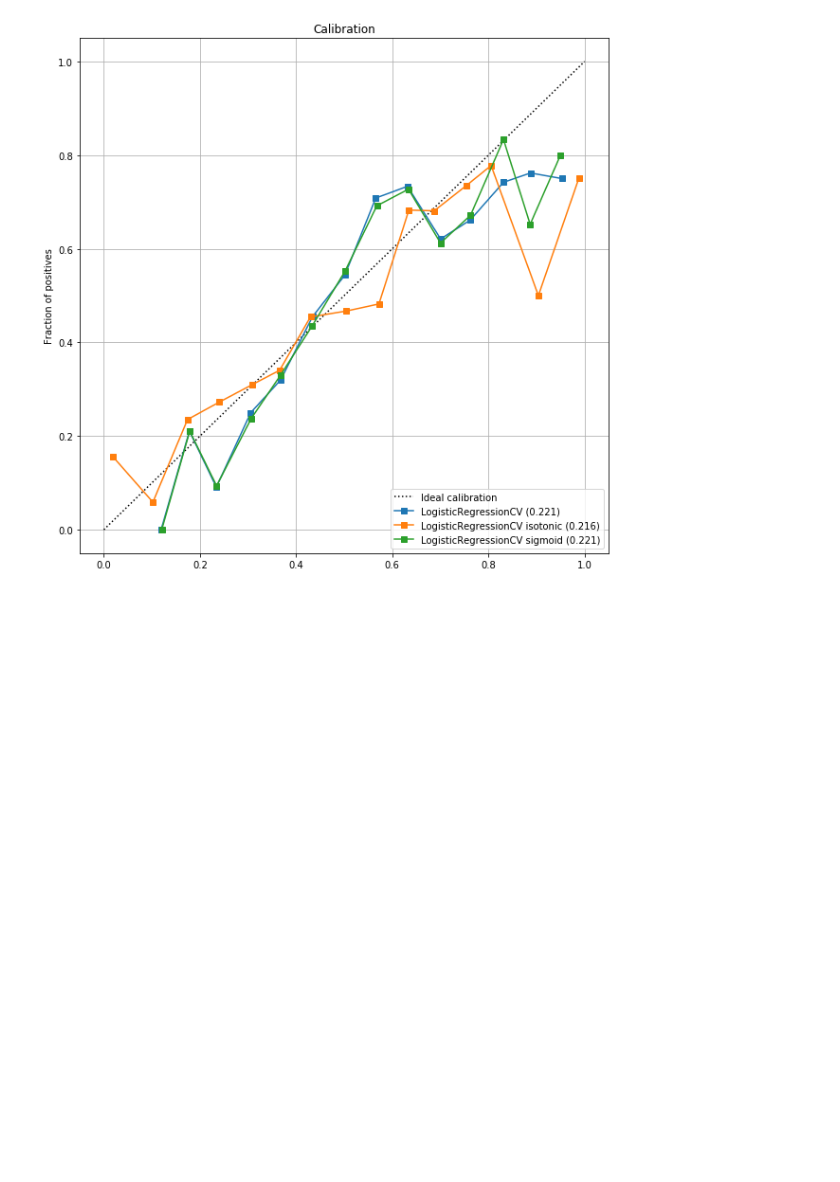
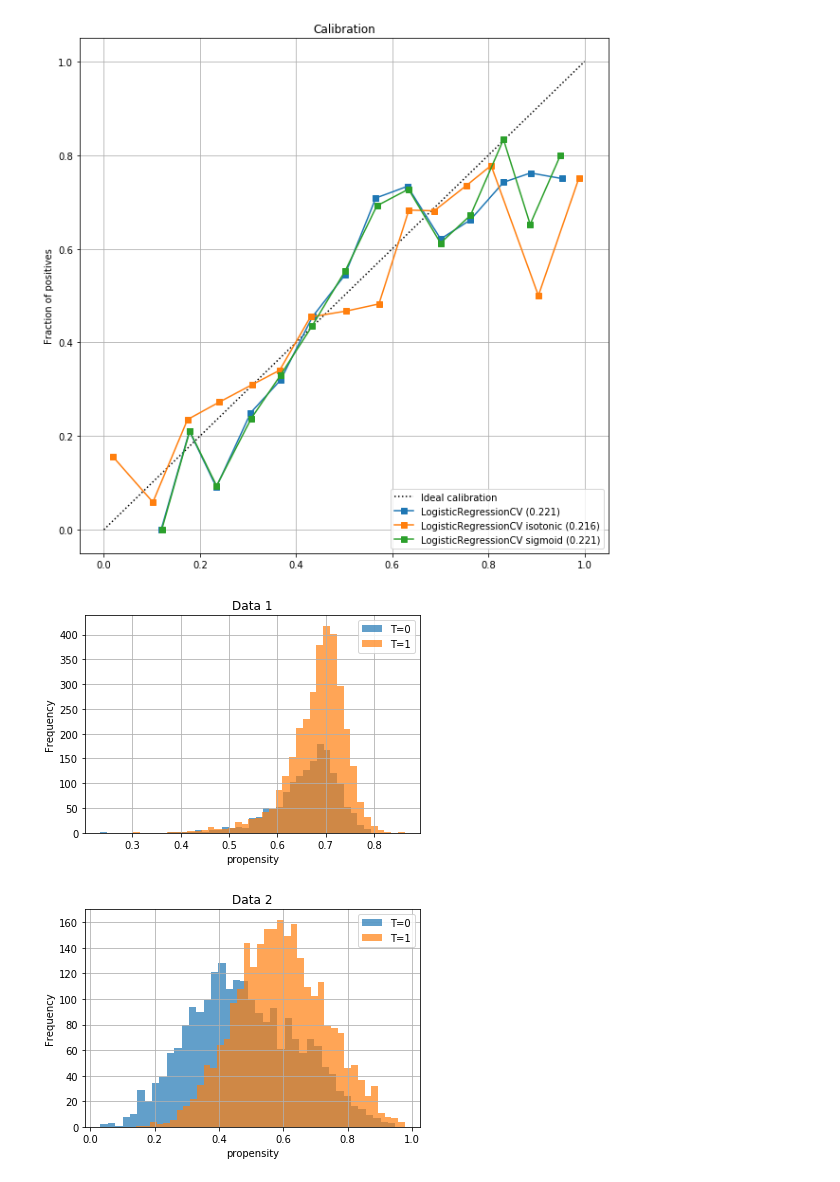
Before and after one commit to avivrosenberg/causal-inference-hw, a Jupyter notebook: hw3/hw3.ipynb, the cells around one changed output. Drawn from its saved outputs; the diff is of its cells as text; code cells hidden in the pictures; blank space fills up the shorter version.

Commit message:
hw3: add plot of propensity distribution

```diff
--- a/hw3/hw3.ipynb
+++ b/hw3/hw3.ipynb
@@ -54,3 +54,18 @@ df_prop.to_csv(f'{OUT_DIR}/models_propensity.csv', header=False)
 # %% [output]
 [figure]
 [figure]
+# %%
+# Plot propensity score distribution
+
+for i, (df, prop) in enumerate(([df1, prop1], [df2, prop2])):
+    plt.figure()
+    df['propensity'] = prop
+    groups = df.groupby('T')
+    groups['propensity'].plot(kind='hist', sharex=True, alpha=0.7, bins=40)
+    plt.title(f'Data {i+1}')
+    plt.xlabel('propensity')
+    plt.grid(True)
+    plt.legend([f'T=0','T=1'])
+# %% [output]
+[figure, added]
+[figure, added]
```
